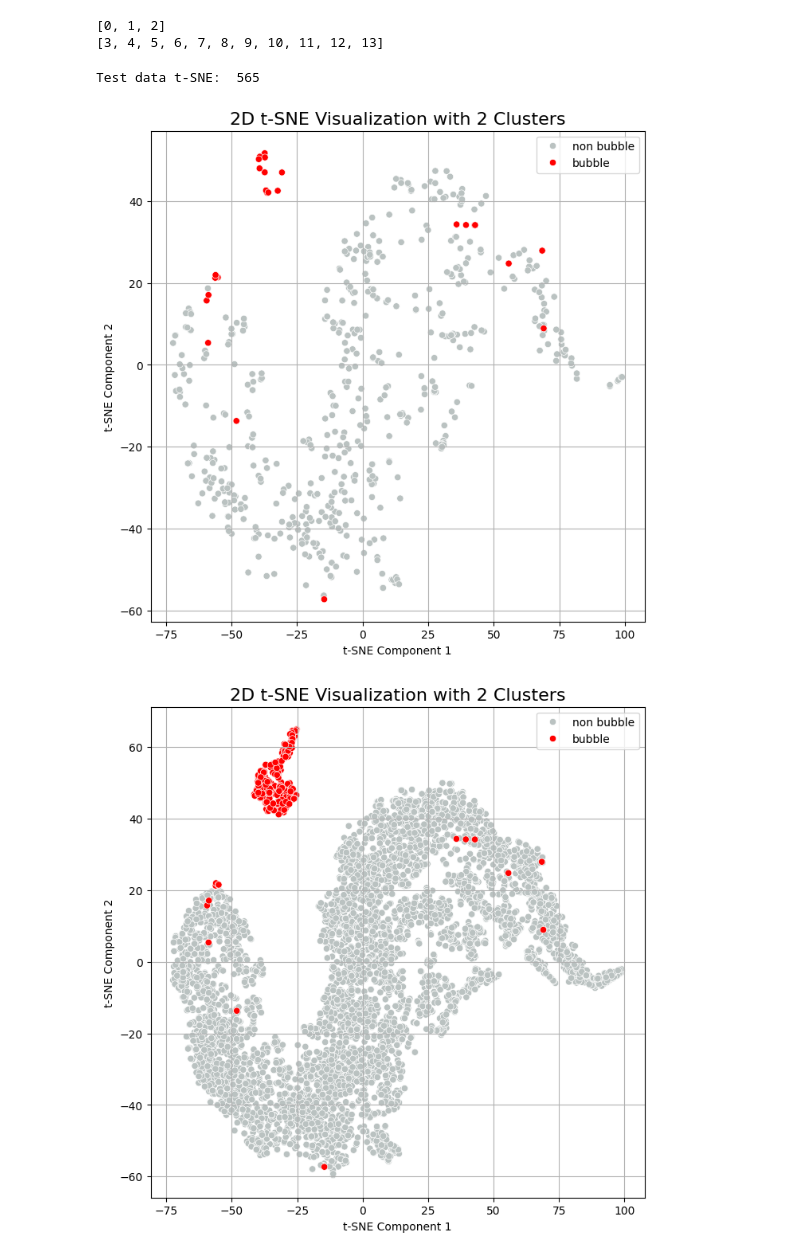
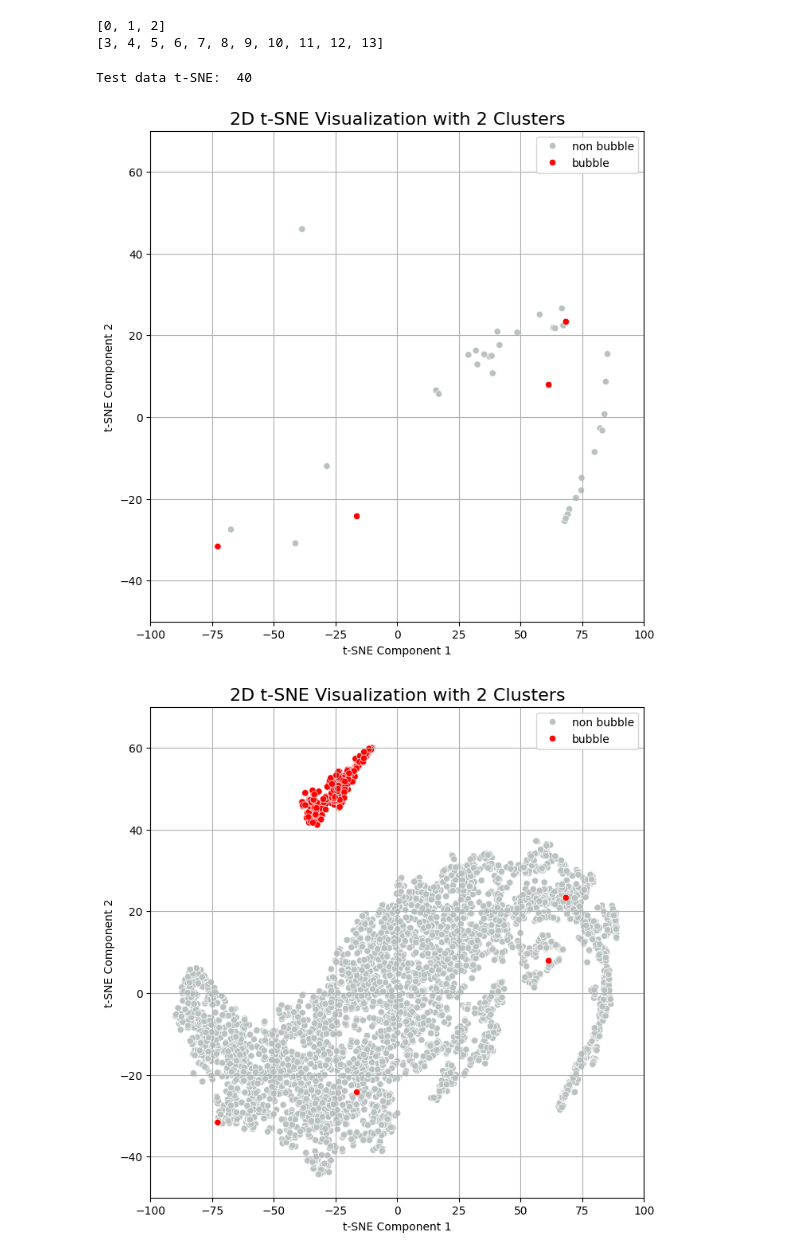
Before and after one commit to yudai-22/Cygnus-X_Molecular_Cloud_Analysis, a Jupyter notebook: Binary_classification/analysis/check_latent/t-SNE.ipynb, the cells around one changed output. Cells and saved outputs as stored; diff of their text form; code cells hidden in the pictures.

```diff
--- a/Binary_classification/analysis/check_latent/t-SNE.ipynb
+++ b/Binary_classification/analysis/check_latent/t-SNE.ipynb
@@ -47,15 +47,15 @@ from sklearn.manifold import TSNE
 # view_all_region = np.load("/home/cygnus/fujimoto/Cygnus-X_Molecular_Cloud_Analysis/Binary_classification/data/processed_data/all_data_after_bubble_removal.npy")
 # bubble_region = np.load("/home/cygnus/fujimoto/Cygnus-X_Molecular_Cloud_Analysis/Binary_classification/data/processed_data/slide_bubble.npy")
 # %%
-all_region_latent = np.load("/home/cygnus/fujimoto/Cygnus-X_Molecular_Cloud_Analysis/Binary_classification/analysis/check_latent/latent_list/partial_area_removal_no_bubble.npy")
-bubble_region_latent = np.load("/home/cygnus/fujimoto/Cygnus-X_Molecular_Cloud_Analysis/Binary_classification/analysis/check_latent/latent_list/partial_area_removal_bubble.npy")
-view_all_region = np.load("/home/cygnus/fujimoto/Cygnus-X_Molecular_Cloud_Analysis/Binary_classification/data/processed_data/all_data_after_bubble_removal.npy")
-bubble_region = np.load("/home/cygnus/fujimoto/Cygnus-X_Molecular_Cloud_Analysis/Binary_classification/data/processed_data/slide_bubble.npy")
+all_latent = np.load("/home/cygnus/fujimoto/Cygnus-X_Molecular_Cloud_Analysis/Binary_classification/analysis/check_latent/latent_list/cheating_model/data_latent.npy")
+bubble_latent = np.load("/home/cygnus/fujimoto/Cygnus-X_Molecular_Cloud_Analysis/Binary_classification/analysis/check_latent/latent_list/cheating_model/bubble_data_latent.npy")
+test_bubble_latent = np.load("/home/cygnus/fujimoto/Cygnus-X_Molecular_Cloud_Analysis/Binary_classification/analysis/check_latent/latent_list/cheating_model/test_bubble_data_latent.npy")
+test_latent = np.load("/home/cygnus/fujimoto/Cygnus-X_Molecular_Cloud_Analysis/Binary_classification/analysis/check_latent/latent_list/cheating_model/test_data_latent.npy")
 # %%
-all_plus_bubble_latent = np.concatenate((all_region_latent, bubble_region_latent))
+all_plus_bubble_latent = np.concatenate((all_latent, test_latent, bubble_latent, test_bubble_latent))
 # %%
 tsne = TSNE(n_components=2, random_state=42)
 digits_tsne = tsne.fit_transform(all_plus_bubble_latent)
 # %%
-cluster_labels = ["non bubble"]*len(all_region_latent) + ["bubble"]*len(bubble_region_latent)
+cluster_labels = ["non bubble"]*(len(all_latent)+len(test_latent)) + ["bubble"]*(len(bubble_latent)+len(test_bubble_latent))
 # %%
@@ -74,13 +76,12 @@ print(a[b:])
 # %%
-all_val = len(all_region_latent)
-test_digits_tsne = np.concatenate((digits_tsne[:removal_test_val], digits_tsne[all_val:(all_val+bubble_test_val)]))
+test_digits_tsne = np.concatenate((digits_tsne[all_val:all_val+test_val], digits_tsne[all_val+test_val+bubble_val:]))
 
-if len(test_digits_tsne) == removal_test_val+bubble_test_val:
+if len(test_digits_tsne) == test_val+test_bubble_val:
     print("Test data t-SNE: ", len(test_digits_tsne))
 else:
     print("Wrong")
 # %% [output]
-Test data t-SNE:  565
+Test data t-SNE:  40
 # %%
 # plt.figure(figsize=(8, 8))
 
@@ -111,21 +112,27 @@ plt.title('2D t-SNE Visualization with 2 Clusters', fontsize=16)
 plt.xlabel('t-SNE Component 1')
 plt.ylabel('t-SNE Component 2')
 plt.grid()
+plt.xlim(-100, 100)  # x軸の範囲 (最小値, 最大値)
+plt.ylim(-50, 70) # y軸の範囲 (最小値, 最大値)
+
 plt.savefig("2D_t-SNE_Visualization_partial_test.png")
 plt.show()
 # %% [output]
-[figure, old version]
+[figure, new version]
 # %%
 plt.figure(figsize=(8, 8))
 sns.scatterplot(x=digits_tsne[:, 0], y=digits_tsne[:, 1], hue=cluster_labels, palette=["#bac2c1", "#ff0000"])
 plt.title('2D t-SNE Visualization with 2 Clusters', fontsize=16)
 plt.xlabel('t-SNE Component 1')
 plt.ylabel('t-SNE Component 2')
 plt.grid()
+plt.xlim(-100, 100)  # x軸の範囲 (最小値, 最大値)
+plt.ylim(-50, 70)
+
 plt.savefig("2D_t-SNE_Visualization_partial.png")
 plt.show()
 # %% [output]
-[figure, old version]
+[figure, new version]
 # %%
 tsne = TSNE(n_components=3, random_state=42)
 digits_tsne_3d = tsne.fit_transform(all_plus_bubble_latent)
```
Also changed, not shown: parts of 4 cells of this notebook, 3 other files.
